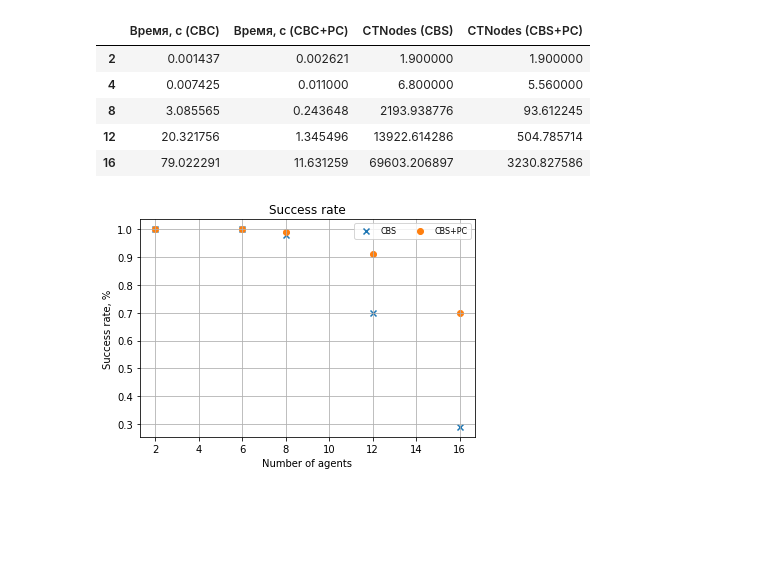
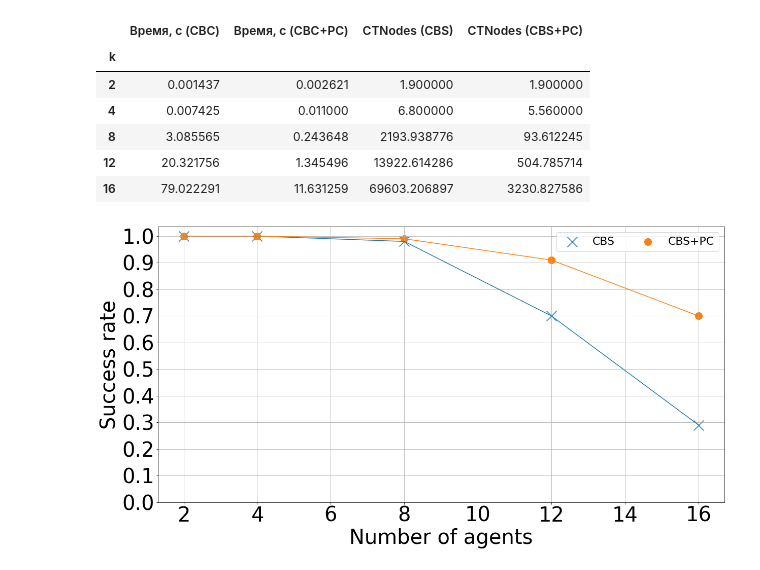
Before and after one commit to Stepan-Makarenko/Multi-agent-pathfinding-CBS-ICBS, a Jupyter notebook: Experiments.ipynb, the cells around one changed output. Saved outputs shown, nothing was run; the diff lists cells and outputs as text; code cells hidden in the pictures; blank space fills up the shorter version.

```diff
--- a/Experiments.ipynb
+++ b/Experiments.ipynb
@@ -119,9 +119,11 @@ df = pd.DataFrame(pd.Series(cbs_time))
 for d in [cbs_pc_time, cbs_nodes, cbs_pc_nodes]:
     df = pd.concat([df, pd.DataFrame(pd.Series(d))], axis=1)
 df.columns = ['Время, с (CBC)', 'Время, с (CBC+PC)', 'CTNodes (CBS)', 'CTNodes (CBS+PC)']
+df.index.name = 'k'
 df
 # %% [output]
 |  | Время, с (CBC) | Время, с (CBC+PC) | CTNodes (CBS) | CTNodes (CBS+PC) |
+| k |  |  |  |  |
 | 2 | 0.001437 | 0.002621 | 1.900000 | 1.900000 |
 | 4 | 0.007425 | 0.011000 | 6.800000 | 5.560000 |
 | 8 | 3.085565 | 0.243648 | 2193.938776 | 93.612245 |
@@ -130,20 +132,21 @@ df
 # %%
 cbs_s=[]
 pc_s=[]
-for k in [2,4,8,12,16]:
+for k in K:
     cbs_s+=[np.mean(cbs[k]['success'])]
     pc_s+=[np.mean(pc[k]['success'])]
 # %%
-cbs_plot = plt.scatter([2,6,8,12,16], cbs_s, marker='x')
-pc_plot = plt.scatter([2,6,8,12,16], pc_s, marker='o')
-# plt.plot([2,6,8,12,16], cbs_s)
-# plt.plot([2,6,8,12,16], pc_s)
-plt.title("Success rate")
+plt.figure(figsize=(20,10))
+plt.rcParams.update({'font.size': 40})
+cbs_plot = plt.scatter(K, cbs_s, marker='x', s=400)
+pc_plot = plt.scatter(K, pc_s, marker='o', s=200)
+plt.plot(K, cbs_s)
+plt.plot(K, pc_s)
 plt.grid()
 plt.xlabel('Number of agents')
-plt.ylabel('Success rate, %')
-# plt.yticks(np.arange(0, 1.05, 0.05))
-plt.legend((cbs_plot, pc_plot), ('CBS','CBS+PC'), scatterpoints=1, ncol=3, fontsize=8)
+plt.ylabel('Success rate')
+plt.yticks(np.arange(0, 1.05, 0.1))
+plt.legend((cbs_plot, pc_plot), ('CBS','CBS+PC'), scatterpoints=1, ncol=3, fontsize=22)
 plt.show()
 # %% [output]
-[figure, old version]
+[figure, new version]
```
Also changed, not shown: 1 other file.
